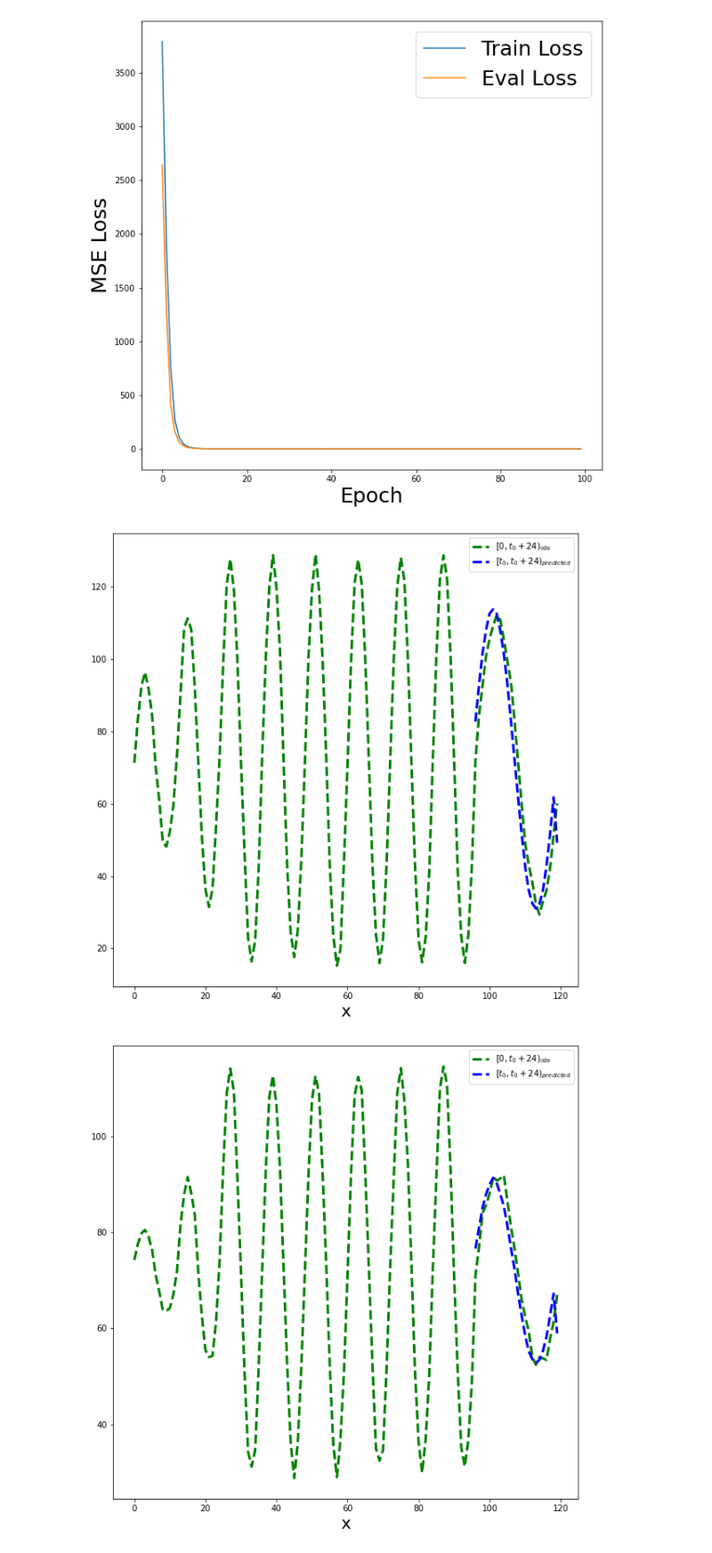
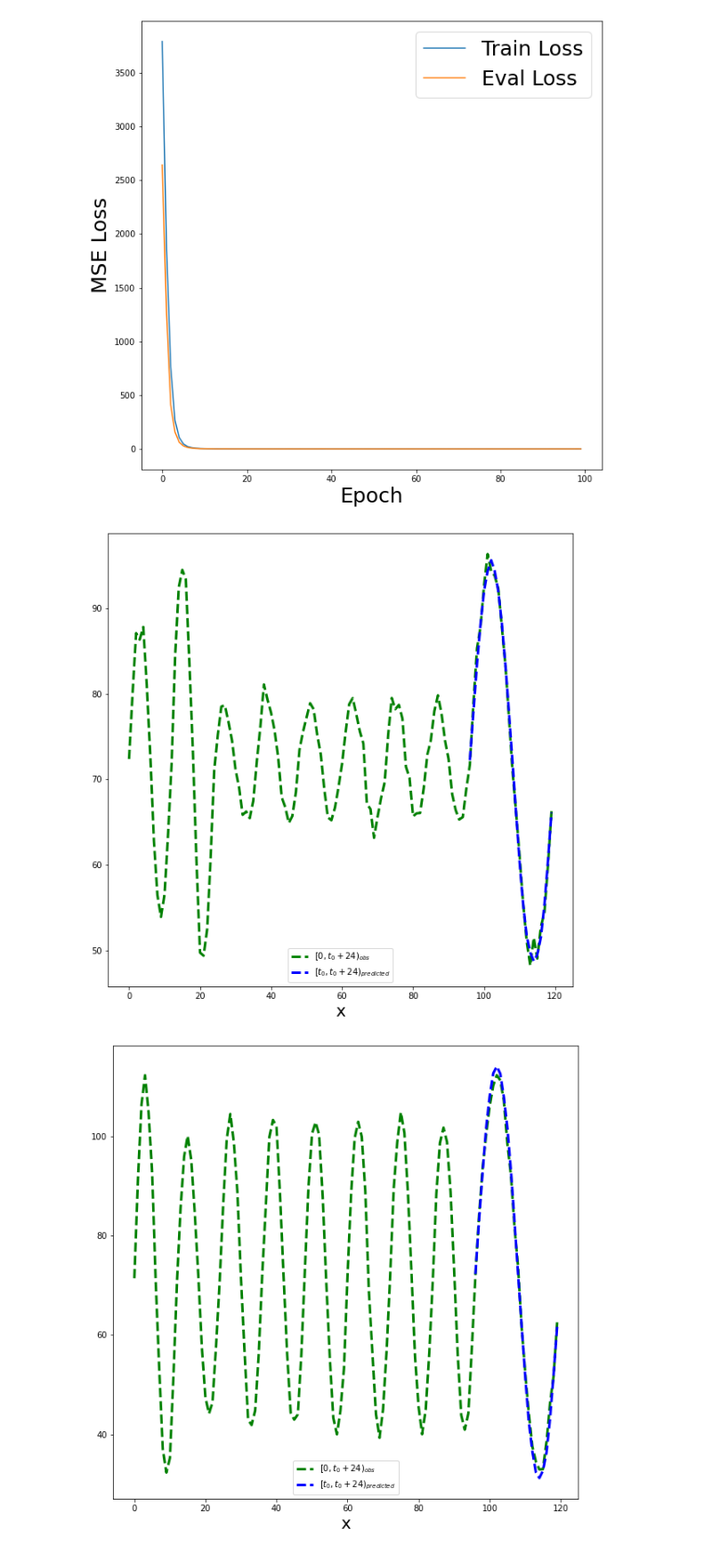
Before and after one commit to mlpotter/Transformer_Time_Series, a Jupyter notebook: Transformer_Decoder_nologsparse.ipynb, the cells around one changed output. Shown at 89% size. Saved outputs shown, nothing was run; the diff lists cells and outputs as text; code cells hidden in the pictures.

```diff
--- a/Transformer_Decoder_nologsparse.ipynb
+++ b/Transformer_Decoder_nologsparse.ipynb
@@ -206,22 +206,22 @@ plt.show()
 # %%
 n_plots = 5
 t0 = 96
 with torch.no_grad():
     model.eval()
-    for step,(x,y,attention_masks) in enumerate(validation_dl):
+    for step,(x,y,attention_masks) in enumerate(test_dl):
             output = model(x.cuda(),y.cuda(),attention_masks[0].cuda())
 
             if step > n_plots:
                 break
 
             with torch.no_grad():
                 plt.figure(figsize=(10,10))
                 plt.plot(x[0].cpu().detach().squeeze().numpy(),y[0].cpu().detach().squeeze().numpy(),'g--',linewidth=3)
                 plt.plot(x[0,t0:].cpu().detach().squeeze().numpy(),output[0,(t0-1):(t0+24-1)].cpu().detach().squeeze().numpy(),'b--',linewidth=3)
 
                 plt.xlabel("x",fontsize=20)
                 plt.legend(["$[0,t_0+24)_{obs}$","$[t_0,t_0+24)_{predicted}$"])
                 plt.show()
 # %% [output]
-[figure, old version]
+[figure, new version]
-[figure, old version]
+[figure, new version]
```
Also changed, not shown: parts of 5 cells of this notebook, 3 other files.
